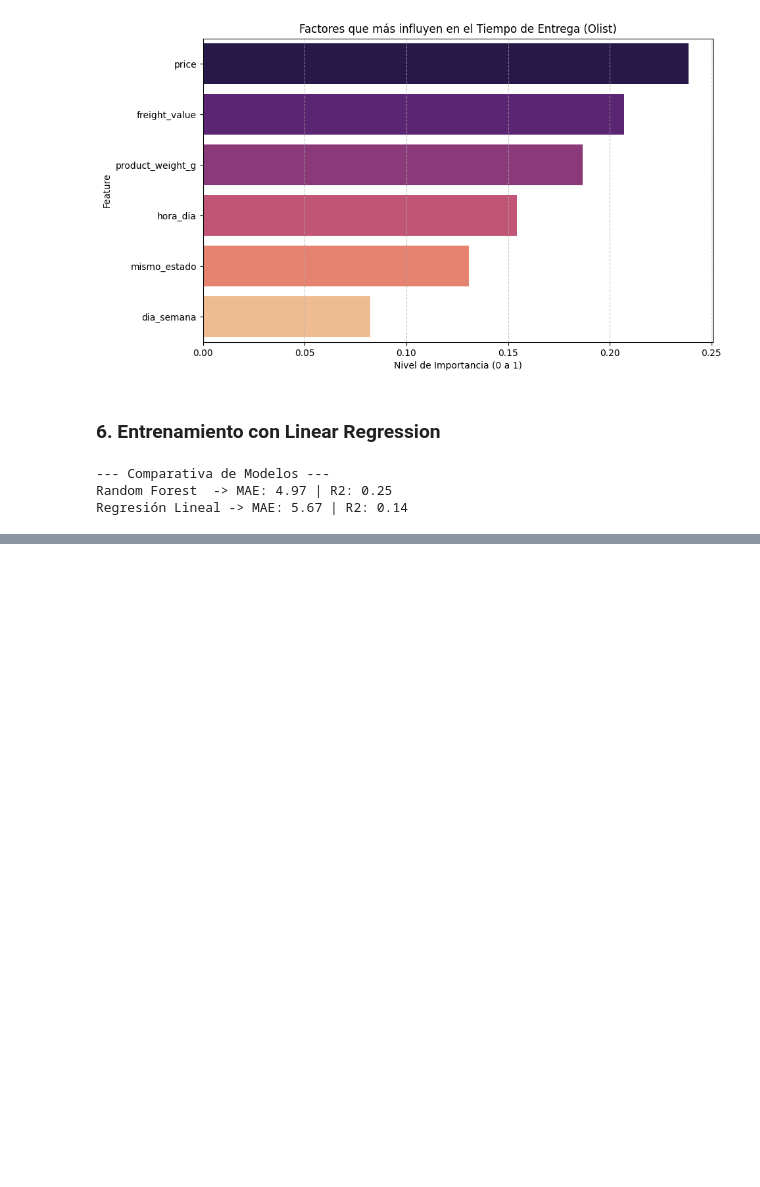
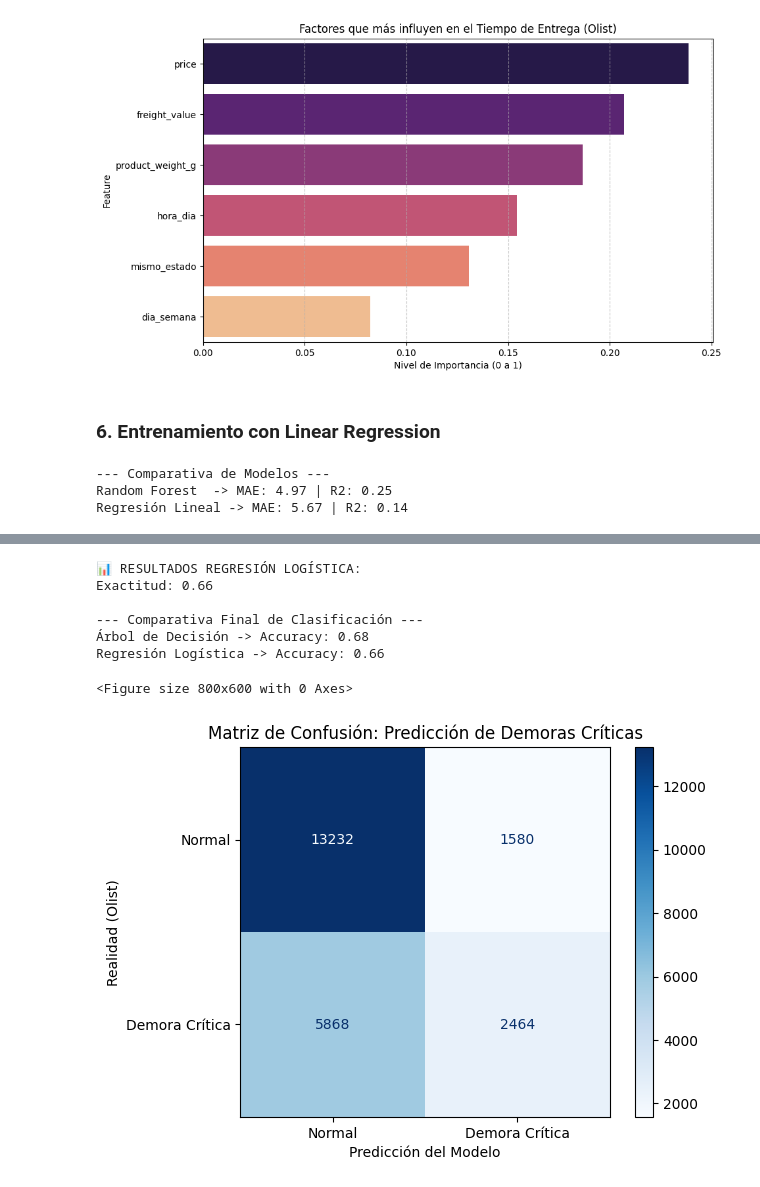
Before and after one commit to wilhayla/THE_HATCH_DATA_SCIENCE_OLIST_CHALLENGE, a Jupyter notebook: notbooks/04_product_estimation_delivery_time.ipynb, the cells around one changed output, grey strips where cells are left out. Cells and saved outputs as stored; diff of their text form; code cells hidden in the pictures; blank space fills up the shorter version.

```diff
--- a/notbooks/04_product_estimation_delivery_time.ipynb
+++ b/notbooks/04_product_estimation_delivery_time.ipynb
@@ -224,0 +231,15 @@ Regresión Lineal -> MAE: 5.67 | R2: 0.14
+# %%
+from sklearn.tree import DecisionTreeClassifier
+from sklearn.metrics import classification_report, confusion_matrix, accuracy_score
+
+# A. Definimos el objetivo: 1 si tarda mas de 12 dias, 0 si no.
+umbral = 12
+df_logistica['demora_critica'] = (df_logistica['dias_entrega_real'] > umbral).astype(int)
+
+# B. Usamos las 6 variables que ya demostraron ser utilies.
+features_completas = ['price', 'freight_value', 'product_weight_g', 'mismo_estado', 'dia_semana', 'hora_dia']
+X = df_logistica[features_completas].fillna(0)
+y = df_logistica['demora_critica']
+
+# C. Division de datos.
+X_train, X_test, y_train, y_test = train_test_split(X, y, test_size=0.2, random_state=42)
@@ -224,0 +294,42 @@ Regresión Lineal -> MAE: 5.67 | R2: 0.14
+# %%
+from sklearn.linear_model import LogisticRegression
+
+# 1. Creamos y entrenamos el modelo
+modelo_logistico = LogisticRegression(max_iter=1000)
+modelo_logistico.fit(X_train, y_train)
+
+# 2. Predicción
+y_pred_log = modelo_logistico.predict(X_test)
+
+# 3. Evaluación
+print("📊 RESULTADOS REGRESIÓN LOGÍSTICA:")
+print(f"Exactitud: {accuracy_score(y_test, y_pred_log):.2f}")
+print("\n--- Comparativa Final de Clasificación ---")
+print(f"Árbol de Decisión -> Accuracy: {accuracy_score(y_test, y_pred_arbol):.2f}")
+print(f"Regresión Logística -> Accuracy: {accuracy_score(y_test, y_pred_log):.2f}")
+# %% [output]
+📊 RESULTADOS REGRESIÓN LOGÍSTICA:
+Exactitud: 0.66
+
+--- Comparativa Final de Clasificación ---
+Árbol de Decisión -> Accuracy: 0.68
+Regresión Logística -> Accuracy: 0.66
+# %%
+from sklearn.metrics import confusion_matrix, ConfusionMatrixDisplay
+import matplotlib.pyplot as plt
+
+# 1. Calculamos la matriz comparando la realidad (y_test) con la predicción (y_pred_arbol)
+cm = confusion_matrix(y_test, y_pred_arbol)
+
+# 2. La graficamos de forma profesional
+plt.figure(figsize=(8, 6))
+disp = ConfusionMatrixDisplay(confusion_matrix=cm, display_labels=['Normal', 'Demora Crítica'])
+disp.plot(cmap='Blues', values_format='d')
+
+plt.title('Matriz de Confusión: Predicción de Demoras Críticas')
+plt.xlabel('Predicción del Modelo')
+plt.ylabel('Realidad (Olist)')
+plt.show()
+# %% [output]
+<Figure size 800x600 with 0 Axes>
+[figure, added]
```
Also changed, not shown: parts of 4 cells of this notebook.
